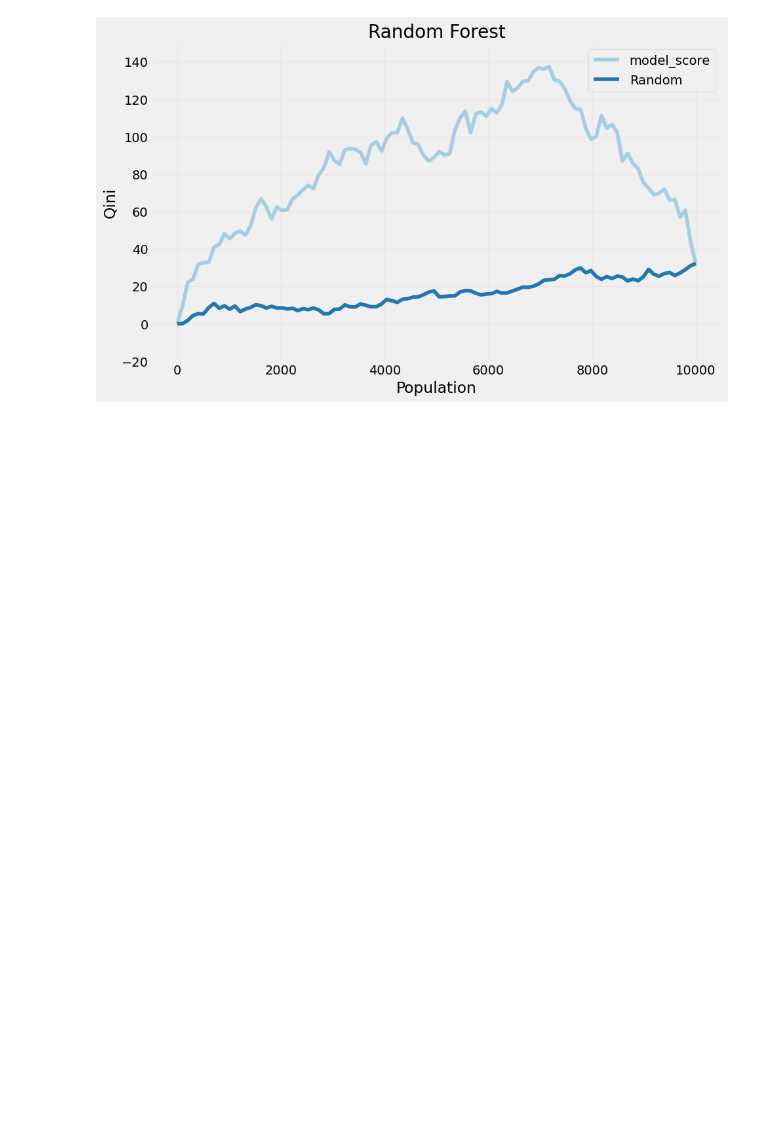
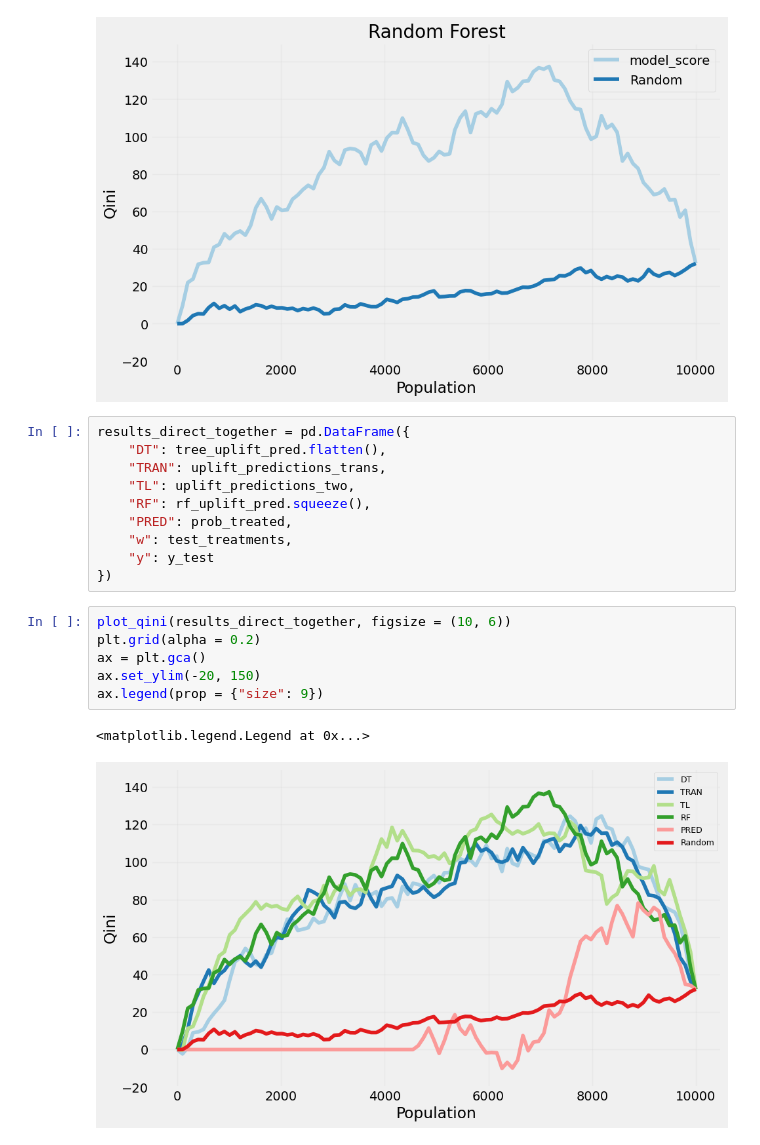
Before and after one commit to MaxAlexStumpf/Uplift-Modeling, a Jupyter notebook: Code/uplift.ipynb, the cells around one changed output. Drawn from its saved outputs; the diff is of its cells as text; blank space fills up the shorter version.

```diff
--- a/Code/uplift.ipynb
+++ b/Code/uplift.ipynb
@@ -724,3 +712,22 @@ ax.set_title("Random Forest")
 # %% [output]
 Text(0.5, 1.0, 'Random Forest')
 [figure]
+# %%
+results_direct_together = pd.DataFrame({
+    "DT": tree_uplift_pred.flatten(),
+    "TRAN": uplift_predictions_trans,
+    "TL": uplift_predictions_two,
+    "RF": rf_uplift_pred.squeeze(),
+    "PRED": prob_treated,
+    "w": test_treatments,
+    "y": y_test
+})
+# %%
+plot_qini(results_direct_together, figsize = (10, 6))
+plt.grid(alpha = 0.2)
+ax = plt.gca()
+ax.set_ylim(-20, 150)
+ax.legend(prop = {"size": 9})
+# %% [output]
+<matplotlib.legend.Legend at 0x...>
+[figure, added]
```
Also changed, not shown: parts of 15 cells of this notebook, 1 other file.
